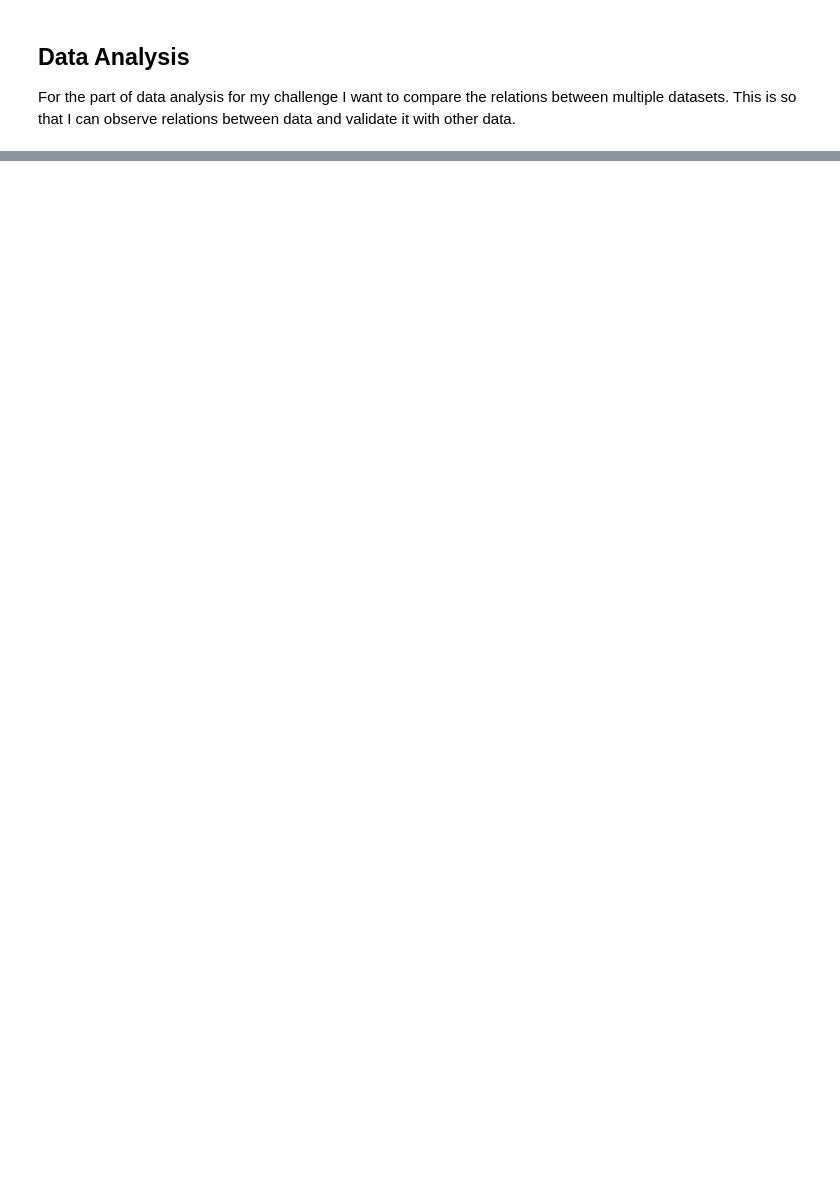
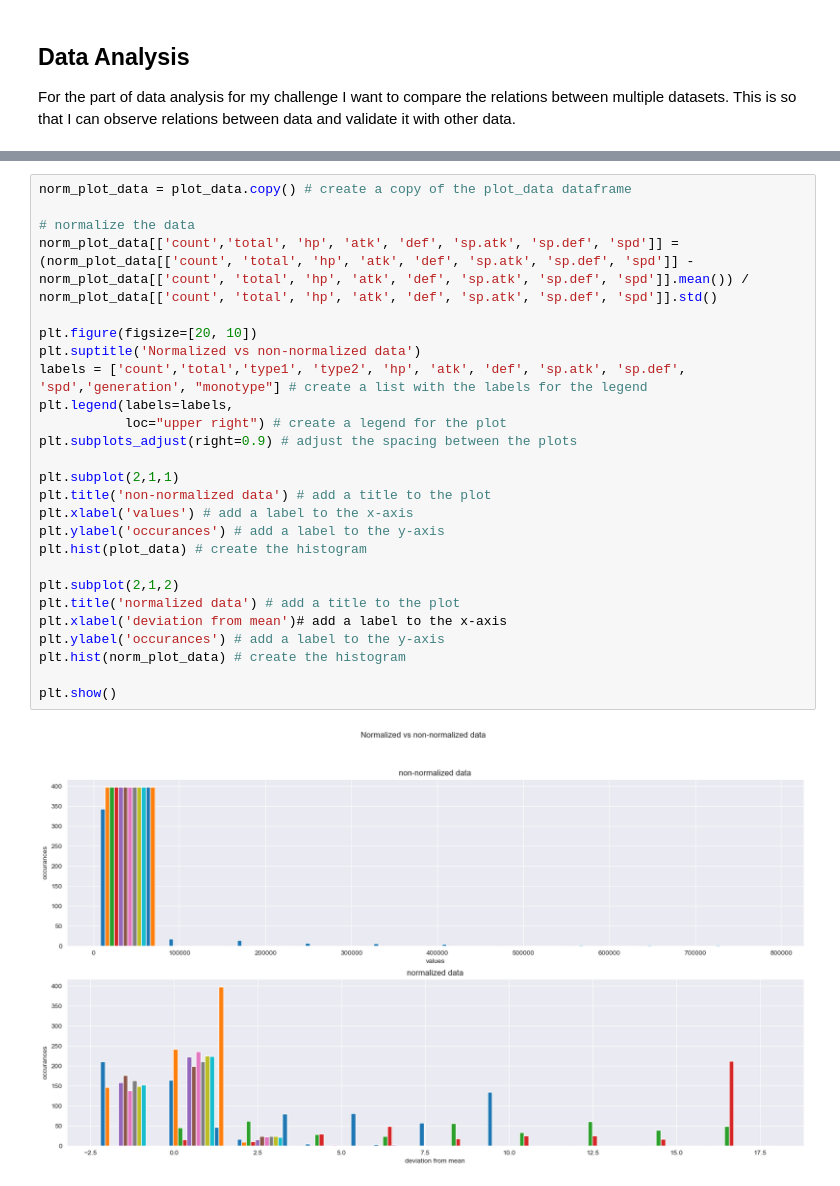
Before and after one commit to pepijn03/S4-Notebooks, a Jupyter notebook: challenge/Pokemon_showdown.ipynb, the cells around one changed output, grey strips where cells are left out. Drawn from its saved outputs; the diff is of its cells as text; blank space fills up the shorter version.

```diff
--- a/challenge/Pokemon_showdown.ipynb
+++ b/challenge/Pokemon_showdown.ipynb
@@ -699,0 +792,28 @@ plot = sns.heatmap(correlations, cbar=True, annot=True, fmt=".1f")
+# %%
+norm_plot_data = plot_data.copy() # create a copy of the plot_data dataframe
+
+# normalize the data
+norm_plot_data[['count','total', 'hp', 'atk', 'def', 'sp.atk', 'sp.def', 'spd']] = (norm_plot_data[['count', 'total', 'hp', 'atk', 'def', 'sp.atk', 'sp.def', 'spd']] - norm_plot_data[['count', 'total', 'hp', 'atk', 'def', 'sp.atk', 'sp.def', 'spd']].mean()) / norm_plot_data[['count', 'total', 'hp', 'atk', 'def', 'sp.atk', 'sp.def', 'spd']].std()
+
+plt.figure(figsize=[20, 10])
+plt.suptitle('Normalized vs non-normalized data')
+labels = ['count','total','type1', 'type2', 'hp', 'atk', 'def', 'sp.atk', 'sp.def', 'spd','generation', "monotype"] # create a list with the labels for the legend
+plt.legend(labels=labels,
+           loc="upper right") # create a legend for the plot
+plt.subplots_adjust(right=0.9) # adjust the spacing between the plots
+
+plt.subplot(2,1,1)
+plt.title('non-normalized data') # add a title to the plot
+plt.xlabel('values') # add a label to the x-axis
+plt.ylabel('occurances') # add a label to the y-axis
+plt.hist(plot_data) # create the histogram
+
+plt.subplot(2,1,2)
+plt.title('normalized data') # add a title to the plot
+plt.xlabel('deviation from mean')# add a label to the x-axis
+plt.ylabel('occurances') # add a label to the y-axis
+plt.hist(norm_plot_data) # create the histogram
+
+plt.show()
+# %% [output]
+[figure, added]
```
Also changed, not shown: parts of 49 cells of this notebook.
